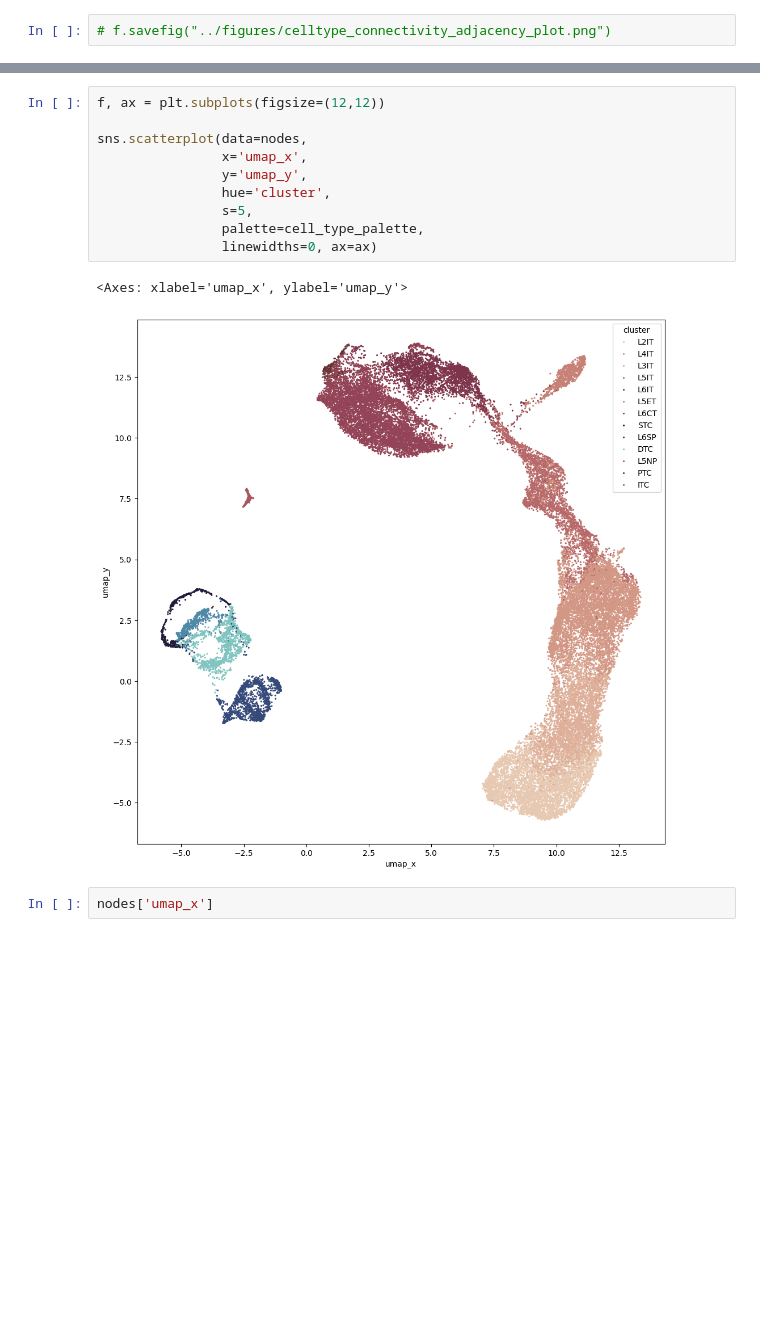
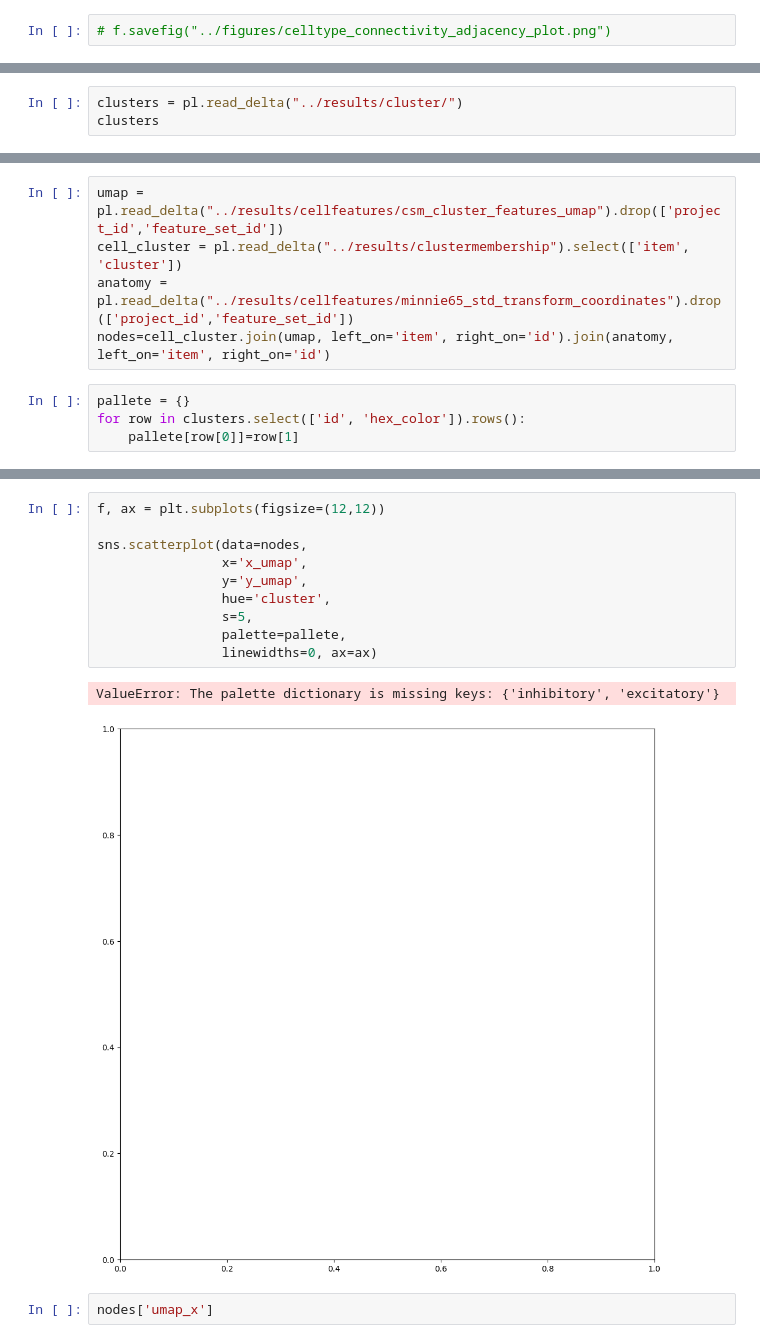
Before and after one commit to AllenInstitute/ConnectsCommonConnectivity, a Jupyter notebook: code/example_microns_query.ipynb, the cells around one changed output, grey strips where cells are left out. Cells and saved outputs as stored; diff of their text form; blank space fills up the shorter version.

Commit message:
fixing clusters and adding umap to the main notebook

```diff
--- a/code/example_microns_query.ipynb
+++ b/code/example_microns_query.ipynb
@@ -187,0 +152,3 @@ cell_type_palette = {
+# %%
+clusters = pl.read_delta("../results/cluster/")
+clusters
@@ -187,0 +170,9 @@ cell_type_palette = {
+# %%
+umap = pl.read_delta("../results/cellfeatures/csm_cluster_features_umap").drop(['project_id','feature_set_id'])
+cell_cluster = pl.read_delta("../results/clustermembership").select(['item', 'cluster'])
+anatomy = pl.read_delta("../results/cellfeatures/minnie65_std_transform_coordinates").drop(['project_id','feature_set_id'])
+nodes=cell_cluster.join(umap, left_on='item', right_on='id').join(anatomy, left_on='item', right_on='id')
+# %%
+pallete = {}
+for row in clusters.select(['id', 'hex_color']).rows():
+    pallete[row[0]]=row[1]
@@ -188,16 +182,16 @@ cell_type_palette = {
 # %%
 f, ax = plt.subplots(figsize=(12,12))
 
 sns.scatterplot(data=nodes,
-                x='umap_x',
-                y='umap_y',
+                x='x_umap',
+                y='y_umap',
                 hue='cluster',
                 s=5,
-                palette=cell_type_palette,
+                palette=pallete,
                 linewidths=0, ax=ax)
 # %% [output]
-<Axes: xlabel='umap_x', ylabel='umap_y'>
+ValueError: The palette dictionary is missing keys: {'inhibitory', 'excitatory'}
-[figure, old version]
+[figure, new version]
 # %%
 nodes['umap_x']
 # %% [output]
```
Also changed, not shown: parts of 21 cells of this notebook, 2 other files.
